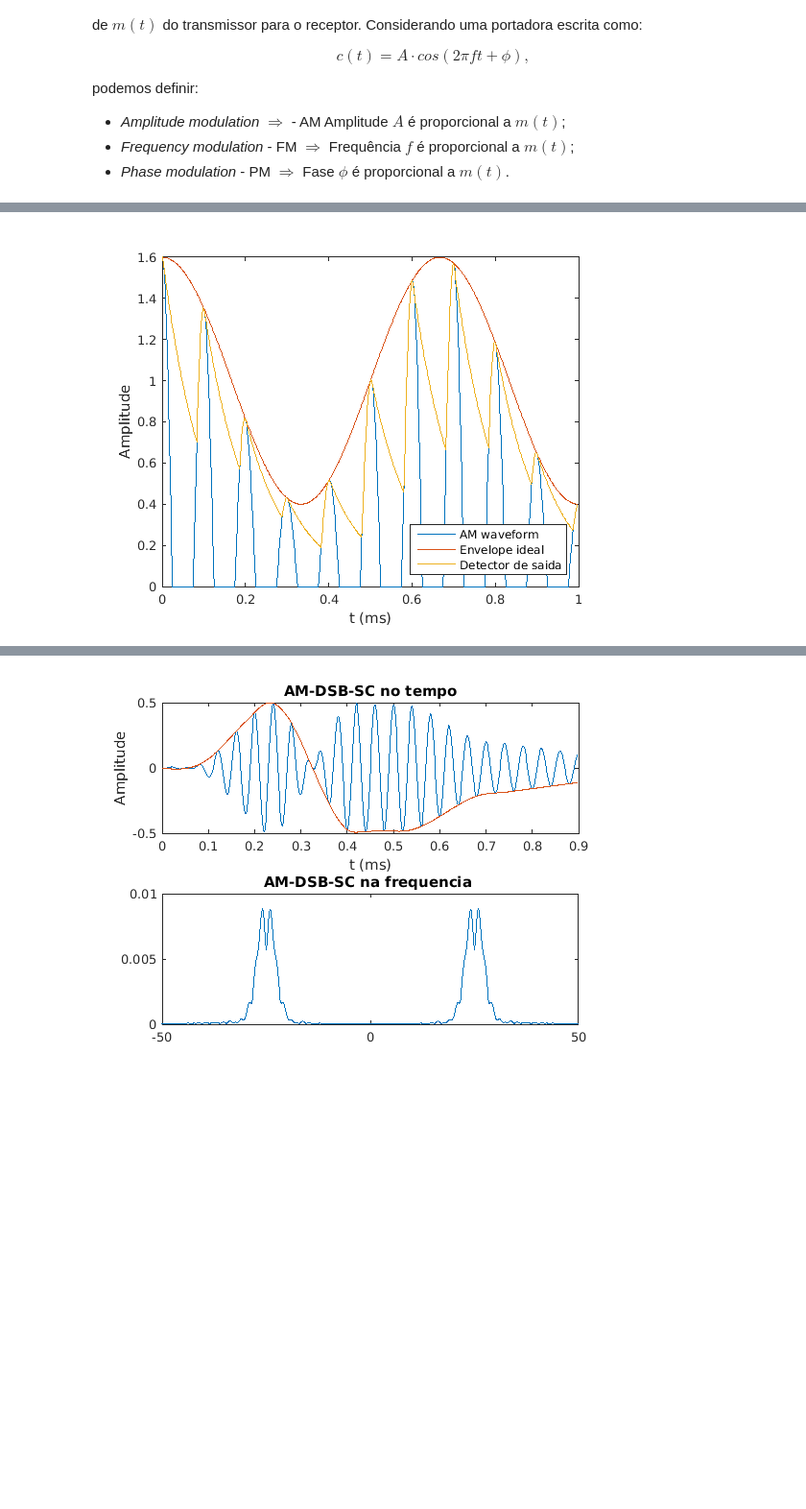
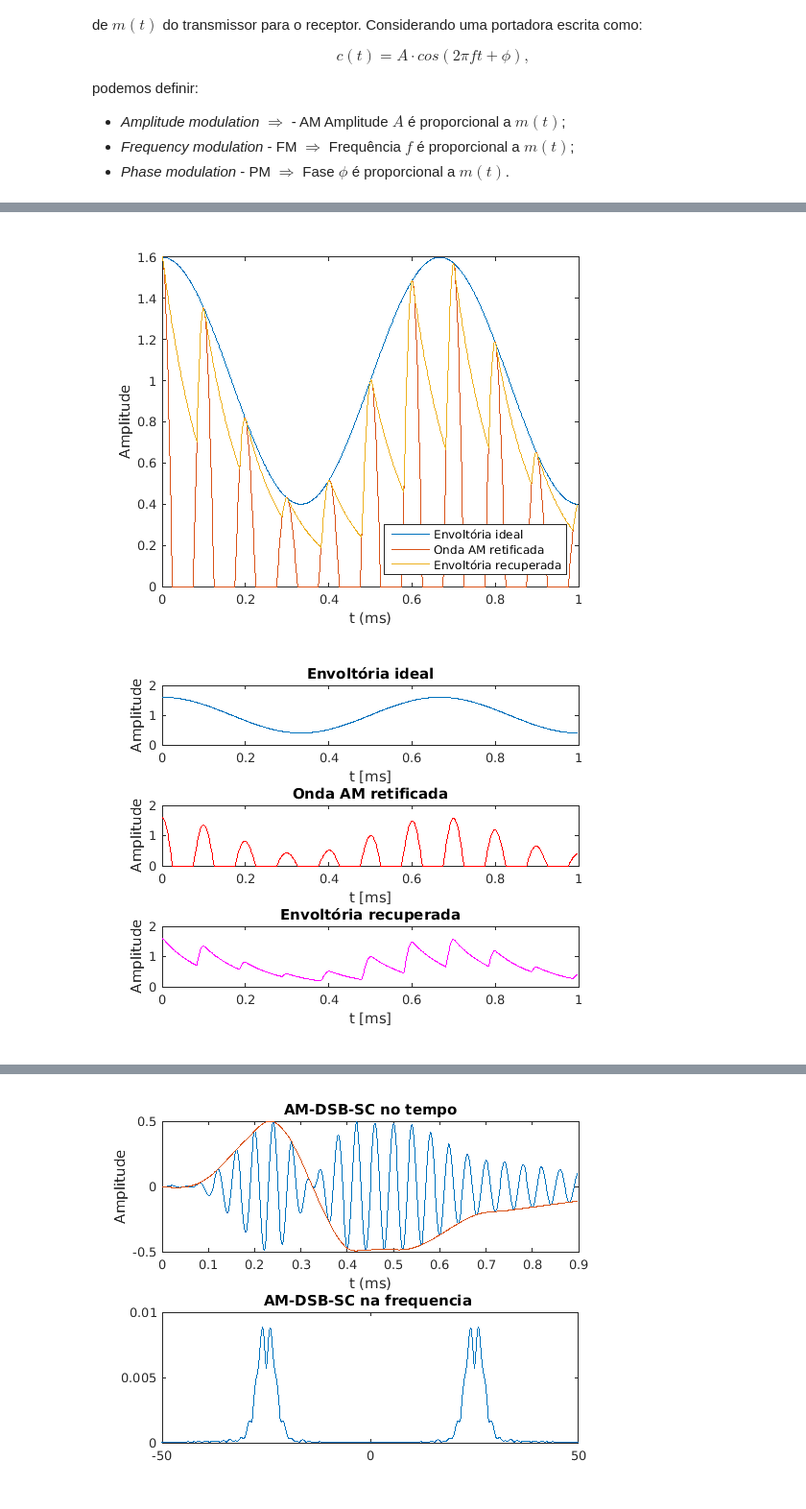
Before and after one commit to josemcast/DCO2004_LabPSC, a Jupyter notebook: h05.ipynb, the cells around one changed output, grey strips where cells are left out. Shown at 96% size. Drawn from its saved outputs; the diff is of its cells as text; code cells hidden in the pictures; blank space fills up the shorter version.

```diff
--- a/h05.ipynb
+++ b/h05.ipynb
@@ -124,41 +214,57 @@ Montaremos então um script que fará a modulação AM-DSB e em seguida sua demo
 # %%
 clc; clear all; close all;
 %% Determinando os parâmetros da onda
+tau = 1e-4;                                                     % Constante de tempo do detector de envelope
 t = [0:999]*1e-6;                                               % Definição do vetor tempo
-Ts=1e-6;                                                        % Definiçao do periodo
-fc = 10000;                                                     % Frequencia da portadora.
+Ts = 1e-6;                                                      % Definiçao do periodo
+fc = 10000;                                                     % Frequencia da portadora
 fm = 1500;                                                      % Frequencia do sinal
-tau = 0.0001;                                                   % Constante de tempo do detector de envelope.
-Mu = 0.6;                                                       % Indice de modulaçao.
-x_AM = (1+Mu*cos(2*pi*fm*t)).*cos(2*pi*fc*t);                   % Onda Modulada AM-DSB
+Mu = 0.6;                                                       % Indice de modulação
+x_AMo = (1+Mu*cos(2*pi*fm*t)).*cos(2*pi*fc*t);                  % Onda Modulada AM-DSB
 
+%% Envelope ideal do AM-DSB
+x_envIdeal = abs(1+Mu*cos(2*pi*fm*t));
 
-%% Calculando do envelope
-% Envelope Ideal
-x_env1 = abs(1+Mu*cos(2*pi*fm*t));
-% Calcula a saída do detector de envelope.
+% Detector de envelope.
+x_AM = x_AMo.*(x_AMo>0);                                        % Parte positiva da onda AM
+x_env = zeros(size(x_AM));                                      % Vetor de zeros vetor pra guardar o envelope
+nSamp = length(x_AM);                                           % Número de amostras da onda AM
+out = -1;                                                       % Saída inicial (temporária)
+%% Cálculo da saida
+for i=1:nSamp,
+    inp = x_AM(i);
+    if (inp>=out)                                               % Caso 1: x_am(t) > Vc(t) (carga do capacitor)
+        out = inp;
+    else                                                        % Caso 2: x_am(t) < Vc(t) (descarga do capacitor)
+        out = out*(1-Ts/tau);
+    end
+    x_env(i) = out;
+end
 
+% Gráfico envoltória ideal
+subplot(3,1,1);
+plot(1000*t,x_envIdeal);
+title('Envoltória ideal');
+ylabel('Amplitude');
+xlabel('t [ms]');
+% Gráfico envoltória ideal
+subplot(3,1,2);
+plot(1000*t,x_AM,'r');
+title('Onda AM retificada');
+ylabel('Amplitude');
+xlabel('t [ms]');
+subplot(3,1,3);
+plot(1000*t,x_env,'m');
+title('Envoltória recuperada');
+ylabel('Amplitude');
+xlabel('t [ms]');
 
- x_AM = x_AM.*(x_AM>0);                                         % Parte positiva da onda AM
-  x_env = zeros(size(x_AM));                                    % Cria um zeros vetor pra gurardar o envelope
-  nSamp = length(x_AM);                                         % Número de amostras da onda AM
-  out = -1;
- %% Cálculo da saida
- for i=1:nSamp,
-    inp = x_AM(i);
-    if (inp>=out)                                               % Caso 1: x_am(t) > Vc(t)
-      out = inp;
-    else                                                        % Caso 2: x_am(t) < Vc(t)
-      out = out*(1-Ts/tau);
-    end;
-    x_env(i) = out;
-  end;
-
-%% Plotting
-plot(1000*t,x_AM,1000*t,x_env1,1000*t,x_env);
+% Gráfico composto
+figure;
+plot(1000*t,x_envIdeal,1000*t,x_AM,1000*t,x_env);
 ylabel('Amplitude');
 xlabel('t (ms)');
-
-legend('AM waveform','Envelope ideal','Detector de saida','location','southeast');
+legend('Envoltória ideal','Onda AM retificada','Envoltória recuperada','location','southeast');
 # %% [output]
-[figure, old version]
+[figure, new version]
+[figure, added]
```
Also changed, not shown: parts of 15 cells of this notebook, 5 other files.
